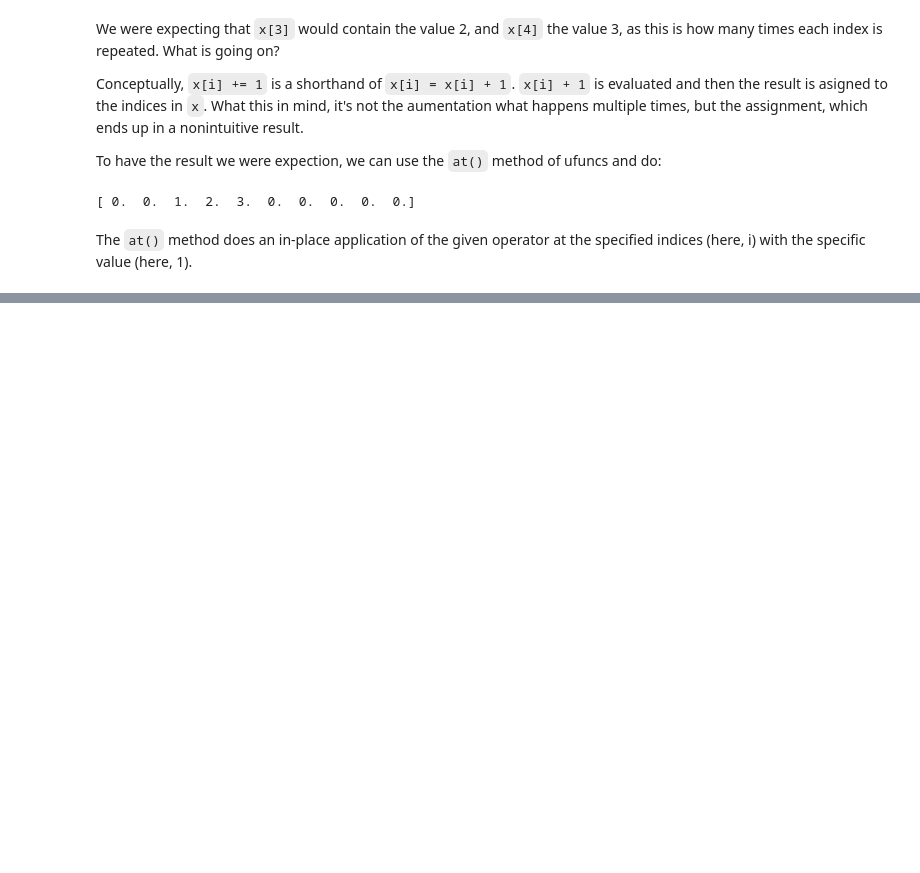
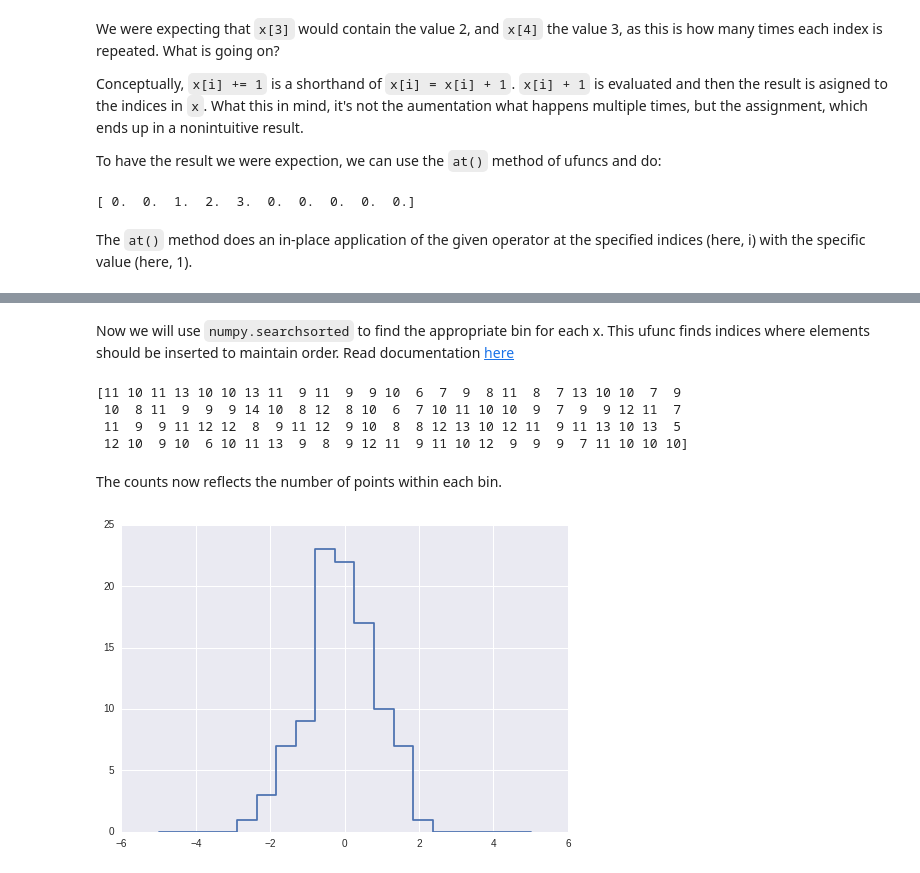
Before and after one commit to ncclementi/PythonDataScienceHandbook, a Jupyter notebook: my_notebooks/Chapter_2.ipynb, the cells around one changed output, grey strips where cells are left out. Drawn from its saved outputs; the diff is of its cells as text; code cells hidden in the pictures; blank space fills up the shorter version.

```diff
--- a/my_notebooks/Chapter_2.ipynb
+++ b/my_notebooks/Chapter_2.ipynb
@@ -960,0 +965,21 @@ The `at()` method does an in-place application of the given operator at the spec
+# %%
+numpy.random.seed(42)
+x = numpy.random.randn(100)
+
+# compute a histogram by hand.
+bins = numpy.linspace(-5, 5, 20)
+# %% [markdown]
+Now we will use `numpy.searchsorted` to find the appropriate bin for each x. This ufunc finds indices where elements should be inserted to maintain order. Read documentation [here](https://docs.scipy.org/doc/numpy-1.12.0/reference/generated/numpy.searchsorted.html)
+# %%
+# find the appropriate bin for each x.
+i = numpy.searchsorted(bins, x)
+
+# initialize the array where we will be counting.
+counts = numpy.zeros_like(bins)
+# %%
+print(i)
+# %% [output]
+[11 10 11 13 10 10 13 11  9 11  9  9 10  6  7  9  8 11  8  7 13 10 10  7  9
+ 10  8 11  9  9  9 14 10  8 12  8 10  6  7 10 11 10 10  9  7  9  9 12 11  7
+ 11  9  9 11 12 12  8  9 11 12  9 10  8  8 12 13 10 12 11  9 11 13 10 13  5
+ 12 10  9 10  6 10 11 13  9  8  9 12 11  9 11 10 12  9  9  9  7 11 10 10 10]
@@ -960,0 +989,7 @@ The `at()` method does an in-place application of the given operator at the spec
+# %% [markdown]
+The counts now reflects the number of points within each bin.
+# %%
+# plot the results
+pyplot.plot(bins, counts, linestyle='steps');
+# %% [output]
+[figure, added]
```
Also changed, not shown: parts of 25 cells of this notebook.
